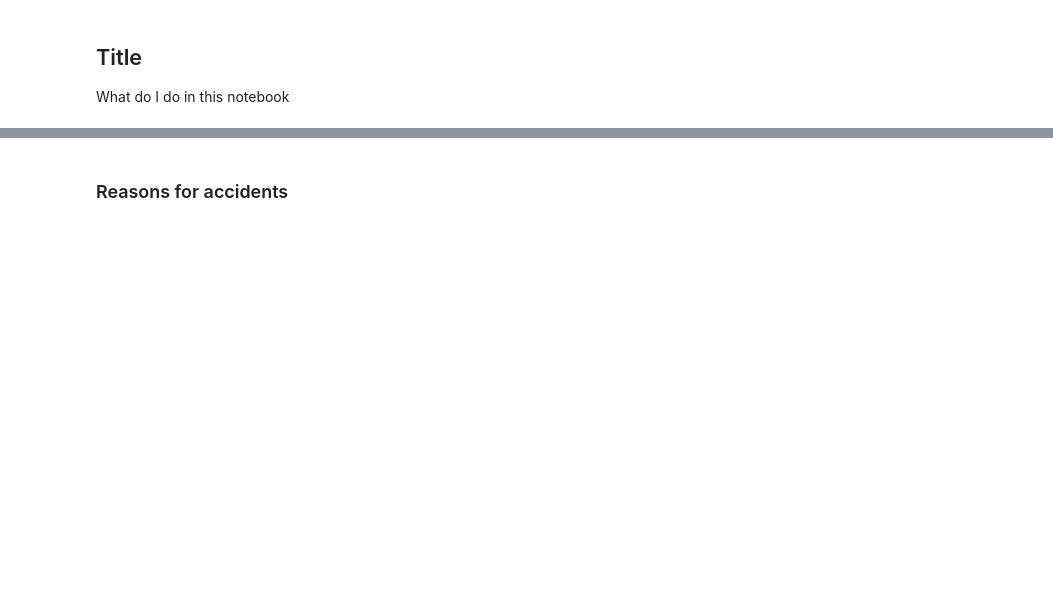
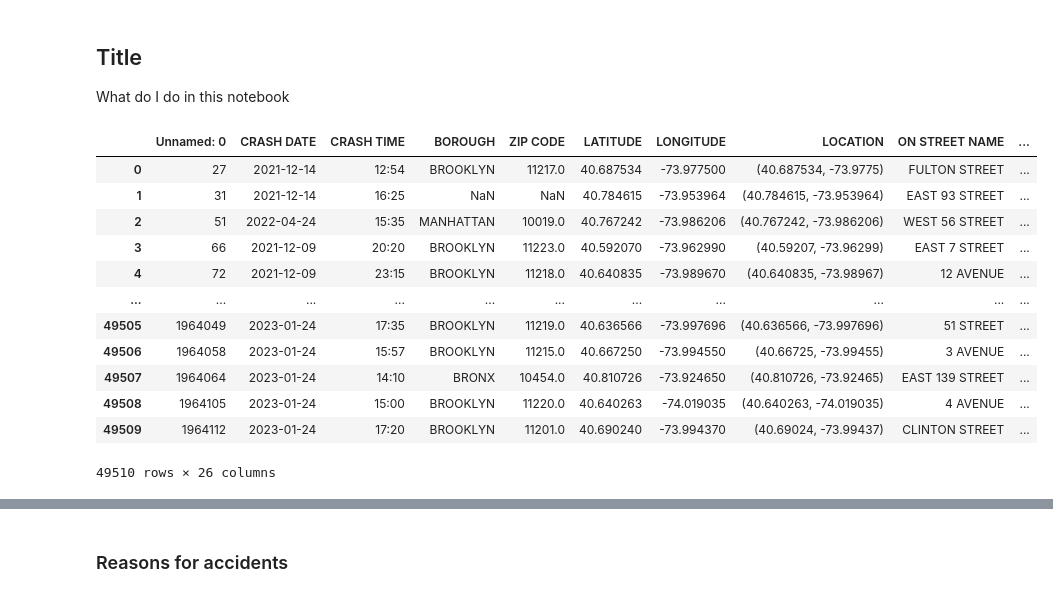
Before and after one commit to laurabejder/bike-safety-nyc, a Jupyter notebook: accidents_data_visualization.ipynb, the cells around one changed output, grey strips where cells are left out. Saved outputs shown, nothing was run; the diff lists cells and outputs as text; code cells hidden in the pictures; blank space fills up the shorter version.

```diff
--- a/accidents_data_visualization.ipynb
+++ b/accidents_data_visualization.ipynb
@@ -6,6 +7,21 @@ import pandas as pd
 # %%
 df = pd.read_csv('data/nyc_bike_accidents.csv')
 pd.options.display.max_columns = 50
+df
+# %% [output]
+|  | Unnamed: 0 | CRASH DATE | CRASH TIME | BOROUGH | ZIP CODE | LATITUDE | LONGITUDE | LOCATION | ON STREET NAME | ... |
+| 0 | 27 | 2021-12-14 | 12:54 | BROOKLYN | 11217.0 | 40.687534 | -73.977500 | (40.687534, -73.9775) | FULTON STREET | ... |
+| 1 | 31 | 2021-12-14 | 16:25 | NaN | NaN | 40.784615 | -73.953964 | (40.784615, -73.953964) | EAST 93 STREET | ... |
+| 2 | 51 | 2022-04-24 | 15:35 | MANHATTAN | 10019.0 | 40.767242 | -73.986206 | (40.767242, -73.986206) | WEST 56 STREET | ... |
+| 3 | 66 | 2021-12-09 | 20:20 | BROOKLYN | 11223.0 | 40.592070 | -73.962990 | (40.59207, -73.96299) | EAST 7 STREET | ... |
+| 4 | 72 | 2021-12-09 | 23:15 | BROOKLYN | 11218.0 | 40.640835 | -73.989670 | (40.640835, -73.98967) | 12 AVENUE | ... |
+| ... | ... | ... | ... | ... | ... | ... | ... | ... | ... | ... |
+| 49505 | 1964049 | 2023-01-24 | 17:35 | BROOKLYN | 11219.0 | 40.636566 | -73.997696 | (40.636566, -73.997696) | 51 STREET | ... |
+| 49506 | 1964058 | 2023-01-24 | 15:57 | BROOKLYN | 11215.0 | 40.667250 | -73.994550 | (40.66725, -73.99455) | 3 AVENUE | ... |
+| 49507 | 1964064 | 2023-01-24 | 14:10 | BRONX | 10454.0 | 40.810726 | -73.924650 | (40.810726, -73.92465) | EAST 139 STREET | ... |
+| 49508 | 1964105 | 2023-01-24 | 15:00 | BROOKLYN | 11220.0 | 40.640263 | -74.019035 | (40.640263, -74.019035) | 4 AVENUE | ... |
+| 49509 | 1964112 | 2023-01-24 | 17:20 | BROOKLYN | 11201.0 | 40.690240 | -73.994370 | (40.69024, -73.99437) | CLINTON STREET | ... |
+49510 rows × 26 columns
 # %%
 df['CRASH DATE'] = pd.to_datetime(df['CRASH DATE'])
 
```
Also changed, not shown: parts of 16 cells of this notebook, 4 other files.
